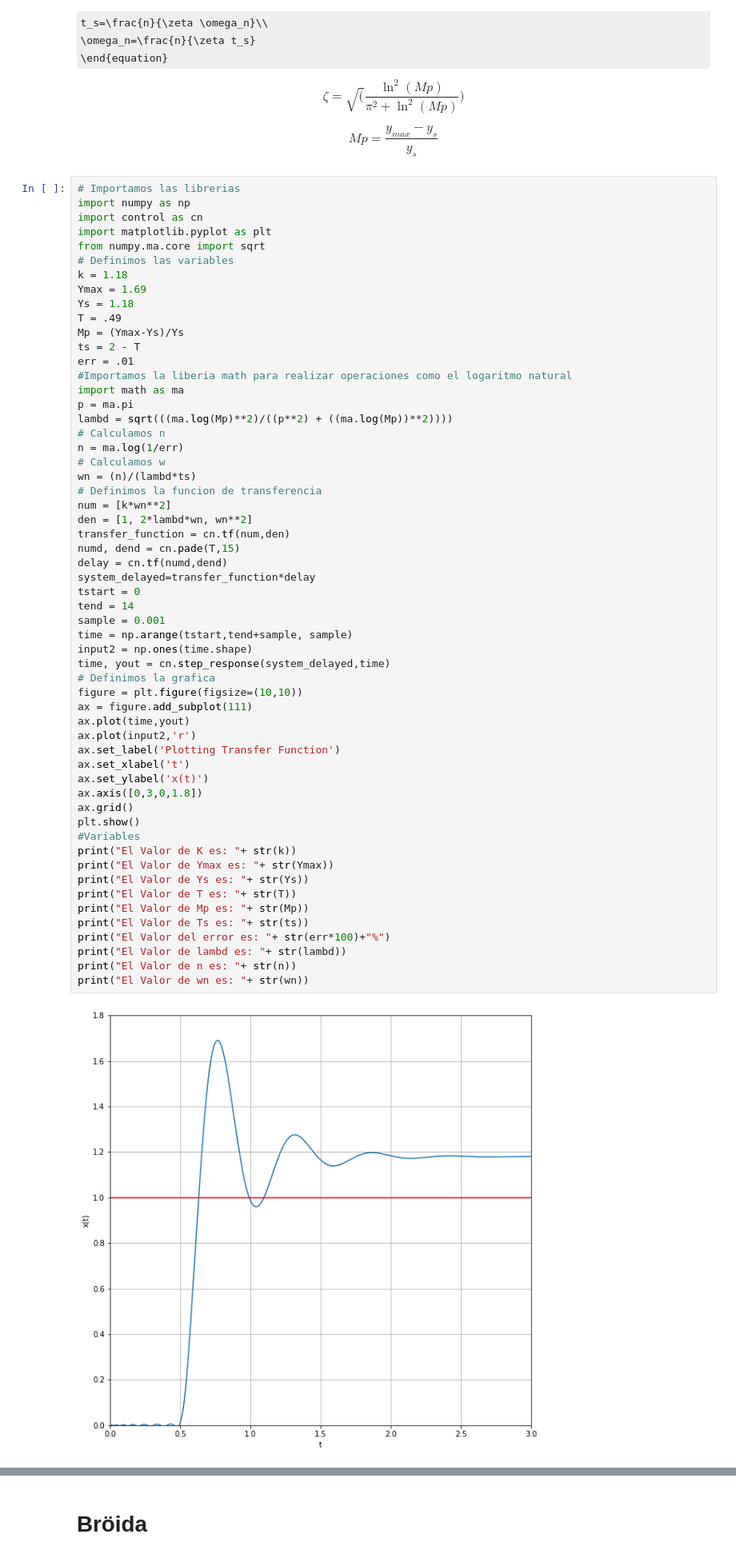
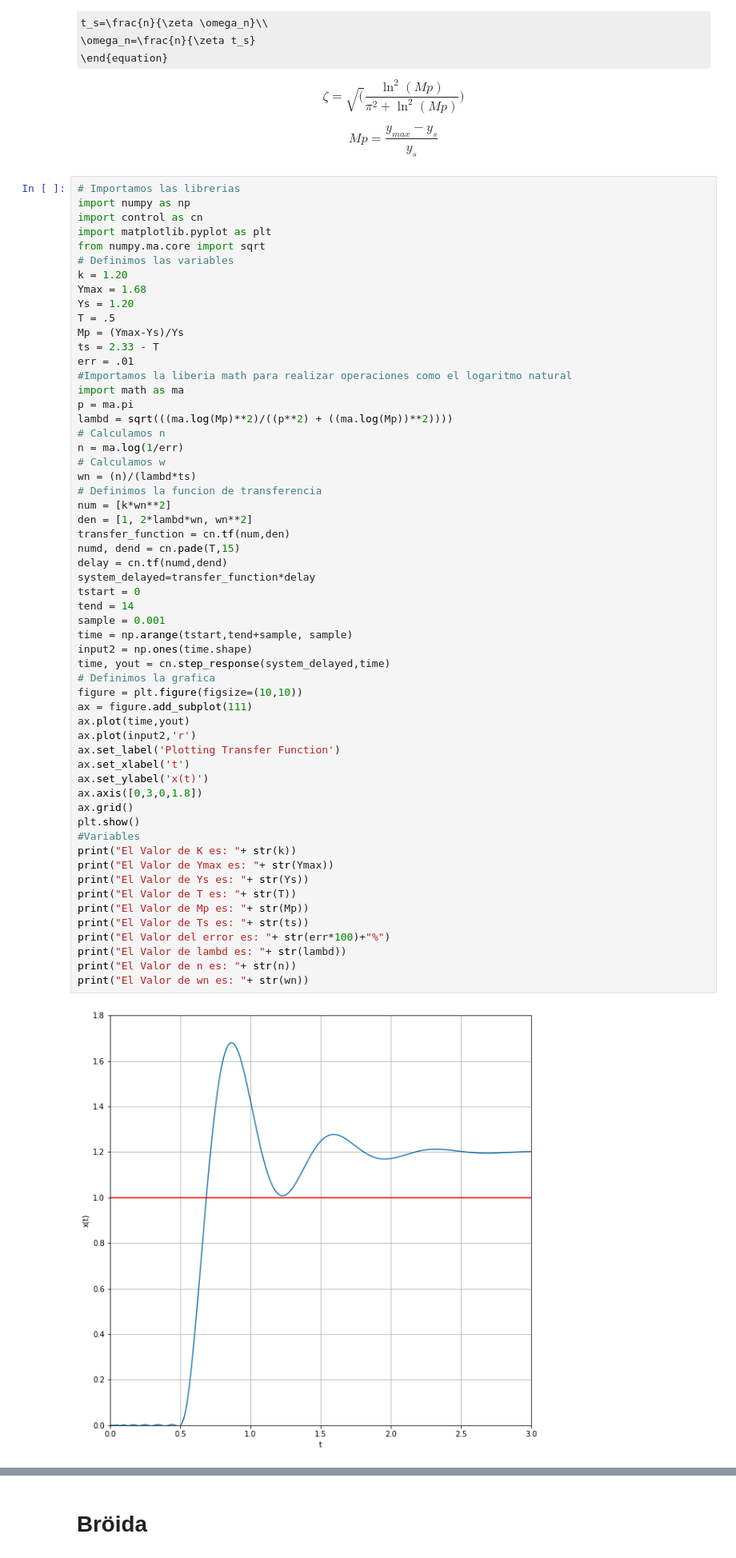
Before and after one commit to Ricardo-Gomez-4-113/Control-inteligente, a Jupyter notebook: Examen_U1_Control_Inteligente.ipynb, the cells around one changed output, grey strips where cells are left out. Shown: that part at 80% size. Cells and saved outputs as stored; diff of their text form; some formulas as TeX source.

```diff
--- a/Examen_U1_Control_Inteligente.ipynb
+++ b/Examen_U1_Control_Inteligente.ipynb
@@ -577,12 +577,12 @@ import control as cn
 import matplotlib.pyplot as plt
 from numpy.ma.core import sqrt
 # Definimos las variables
-k = 1.18
-Ymax = 1.69
-Ys = 1.18
-T = .49
+k = 1.20
+Ymax = 1.68
+Ys = 1.20
+T = .5
 Mp = (Ymax-Ys)/Ys
-ts = 2 - T
+ts = 2.33 - T
 err = .01
 #Importamos la liberia math para realizar operaciones como el logaritmo natural
 import math as ma
@@ -601,31 +601,31 @@ delay = cn.tf(numd,dend)
 system_delayed=transfer_function*delay
 tstart = 0
 tend = 14
 sample = 0.001
 time = np.arange(tstart,tend+sample, sample)
 input2 = np.ones(time.shape)
 time, yout = cn.step_response(system_delayed,time)
 # Definimos la grafica
 figure = plt.figure(figsize=(10,10))
 ax = figure.add_subplot(111)
 ax.plot(time,yout)
 ax.plot(input2,'r')
 ax.set_label('Plotting Transfer Function')
 ax.set_xlabel('t')
 ax.set_ylabel('x(t)')
 ax.axis([0,3,0,1.8])
 ax.grid()
 plt.show()
 #Variables
 print("El Valor de K es: "+ str(k))
 print("El Valor de Ymax es: "+ str(Ymax))
 print("El Valor de Ys es: "+ str(Ys))
 print("El Valor de T es: "+ str(T))
 print("El Valor de Mp es: "+ str(Mp))
 print("El Valor de Ts es: "+ str(ts))
 print("El Valor del error es: "+ str(err*100)+"%")
 print("El Valor de lambd es: "+ str(lambd))
 print("El Valor de n es: "+ str(n))
 print("El Valor de wn es: "+ str(wn))
 # %% [output]
-[figure, old version]
+[figure, new version]
```
Also changed, not shown: parts of 12 cells of this notebook.
